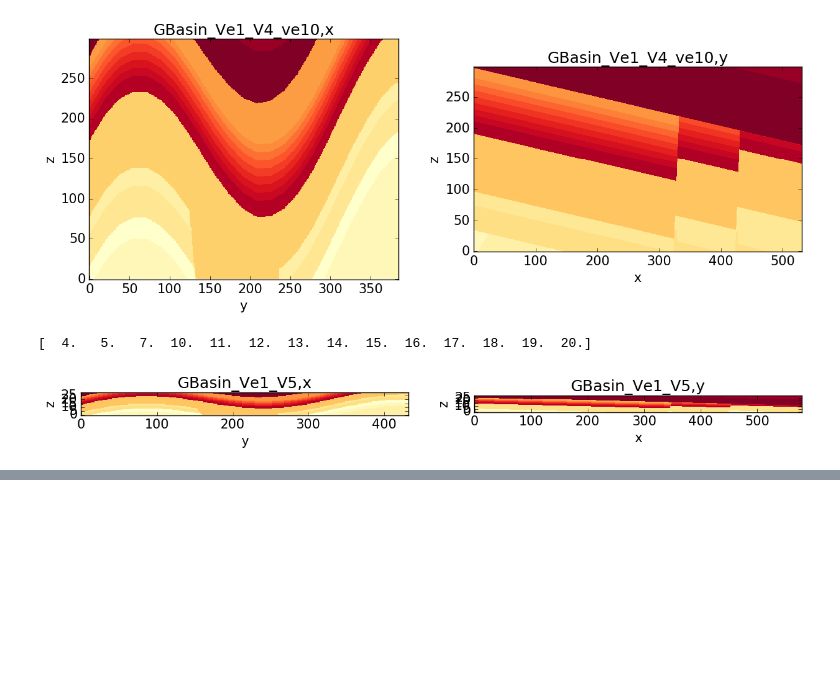
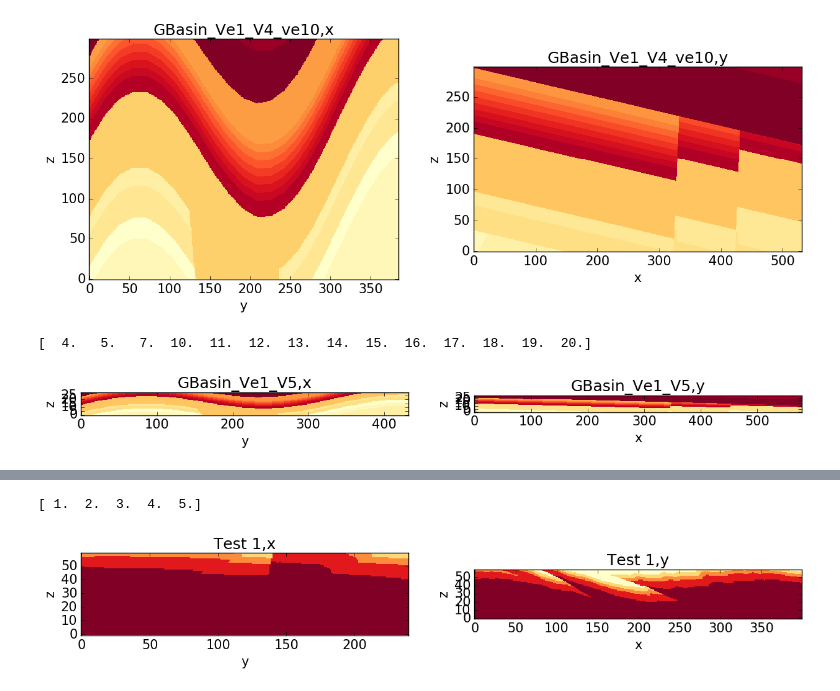
Before and after one commit to stevejpurves/model2seis, a Jupyter notebook: model/examples.ipynb, the cells around one changed output, grey strips where cells are left out. Saved outputs shown, nothing was run; the diff lists cells and outputs as text; code cells hidden in the pictures; blank space fills up the shorter version.

```diff
--- a/model/examples.ipynb
+++ b/model/examples.ipynb
@@ -90,0 +106,5 @@ computeAndDisplaySection('GBasin_Ve1_V5.his','GBasin_Ve1_V5',50)
+# %%
+computeAndDisplaySection('test_thrust.his','Test 1',50)
+# %% [output]
+[ 1.  2.  3.  4.  5.]
+[figure, added]
```
Also changed, not shown: parts of 3 cells of this notebook, 4 other files.
